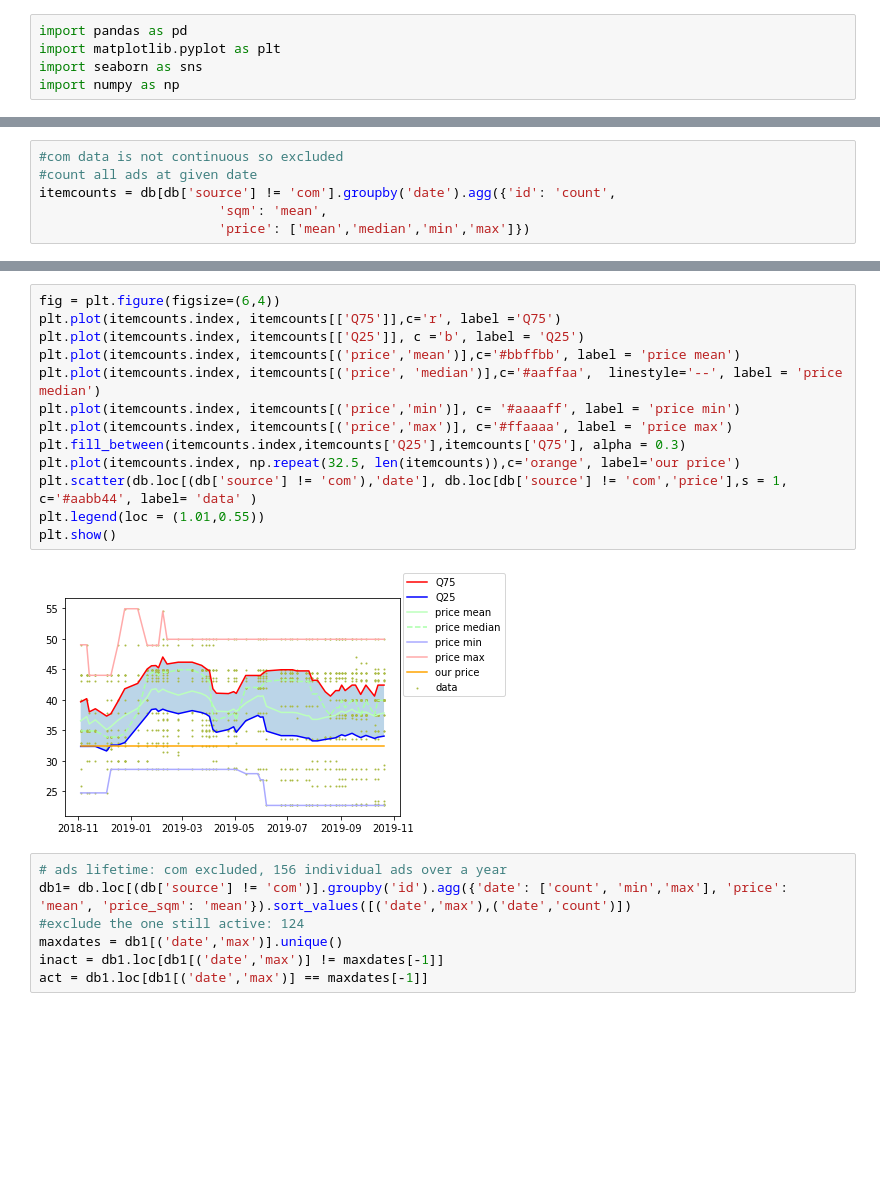
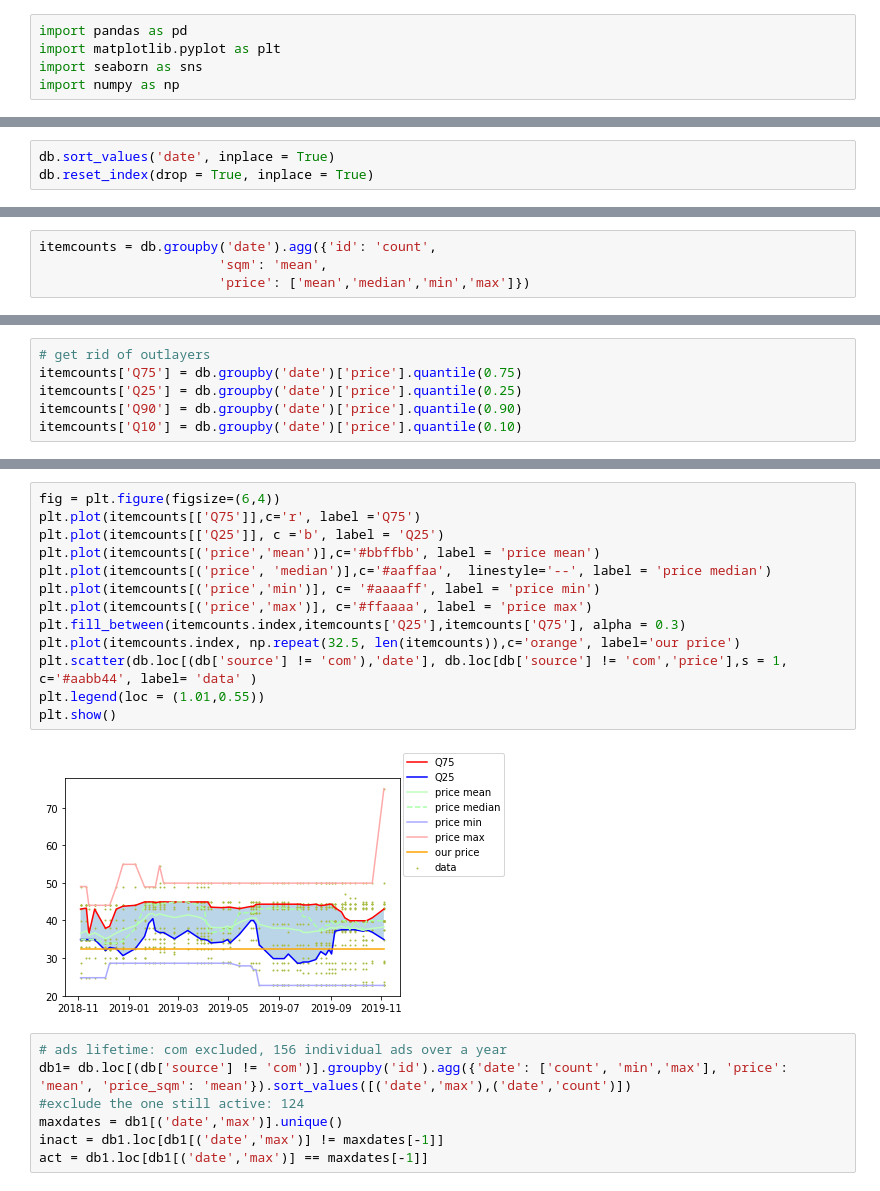
Before and after one commit to Htrismegistos/projectbuds, a Jupyter notebook: Hungarian_property/Statistics.ipynb, the cells around one changed output, grey strips where cells are left out. Cells and saved outputs as stored; diff of their text form; blank space fills up the shorter version.

Commit message:
Ads retrival opt for com. Extract full data. Statistics

```diff
--- a/Hungarian_property/Statistics.ipynb
+++ b/Hungarian_property/Statistics.ipynb
@@ -45 +51,4 @@ source                 object
 dtype: object
+# %%
+db.sort_values('date', inplace = True)
+db.reset_index(drop = True, inplace = True)
@@ -46,6 +122,4 @@ dtype: object
 # %%
-#com data is not continuous so excluded
-#count all ads at given date
-itemcounts = db[db['source'] != 'com'].groupby('date').agg({'id': 'count',
+itemcounts = db.groupby('date').agg({'id': 'count',
                        'sqm': 'mean',
                        'price': ['mean','median','min','max']})
@@ -74,0 +137,6 @@ Since September the numbere of ads hit up
+# %%
+# get rid of outlayers
+itemcounts['Q75'] = db.groupby('date')['price'].quantile(0.75)
+itemcounts['Q25'] = db.groupby('date')['price'].quantile(0.25)
+itemcounts['Q90'] = db.groupby('date')['price'].quantile(0.90)
+itemcounts['Q10'] = db.groupby('date')['price'].quantile(0.10)
@@ -75,18 +166,18 @@ Since September the numbere of ads hit up
 # %%
 fig = plt.figure(figsize=(6,4))
-plt.plot(itemcounts.index, itemcounts[['Q75']],c='r', label ='Q75')
-plt.plot(itemcounts.index, itemcounts[['Q25']], c ='b', label = 'Q25')
-plt.plot(itemcounts.index, itemcounts[('price','mean')],c='#bbffbb', label = 'price mean')
-plt.plot(itemcounts.index, itemcounts[('price', 'median')],c='#aaffaa',  linestyle='--', label = 'price median')
-plt.plot(itemcounts.index, itemcounts[('price','min')], c= '#aaaaff', label = 'price min')
-plt.plot(itemcounts.index, itemcounts[('price','max')], c='#ffaaaa', label = 'price max')
+plt.plot(itemcounts[['Q75']],c='r', label ='Q75')
+plt.plot(itemcounts[['Q25']], c ='b', label = 'Q25')
+plt.plot(itemcounts[('price','mean')],c='#bbffbb', label = 'price mean')
+plt.plot(itemcounts[('price', 'median')],c='#aaffaa',  linestyle='--', label = 'price median')
+plt.plot(itemcounts[('price','min')], c= '#aaaaff', label = 'price min')
+plt.plot(itemcounts[('price','max')], c='#ffaaaa', label = 'price max')
 plt.fill_between(itemcounts.index,itemcounts['Q25'],itemcounts['Q75'], alpha = 0.3)
 plt.plot(itemcounts.index, np.repeat(32.5, len(itemcounts)),c='orange', label='our price')
 plt.scatter(db.loc[(db['source'] != 'com'),'date'], db.loc[db['source'] != 'com','price'],s = 1, c='#aabb44', label= 'data' )
 plt.legend(loc = (1.01,0.55))
 plt.show()
 # %% [output]
-[figure, old version]
+[figure, new version]
 # %%
 # ads lifetime: com excluded, 156 individual ads over a year
 db1= db.loc[(db['source'] != 'com')].groupby('id').agg({'date': ['count', 'min','max'], 'price': 'mean', 'price_sqm': 'mean'}).sort_values([('date','max'),('date','count')])
```
Also changed, not shown: parts of 19 cells of this notebook, 7 other files.
